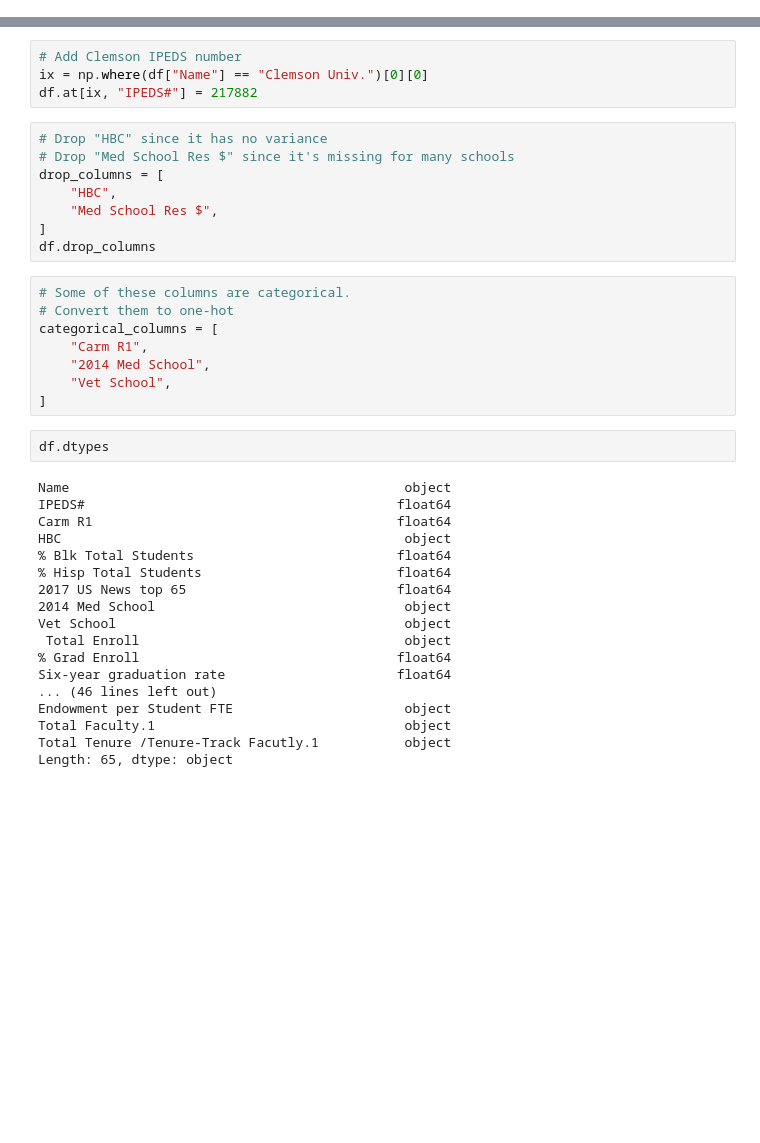
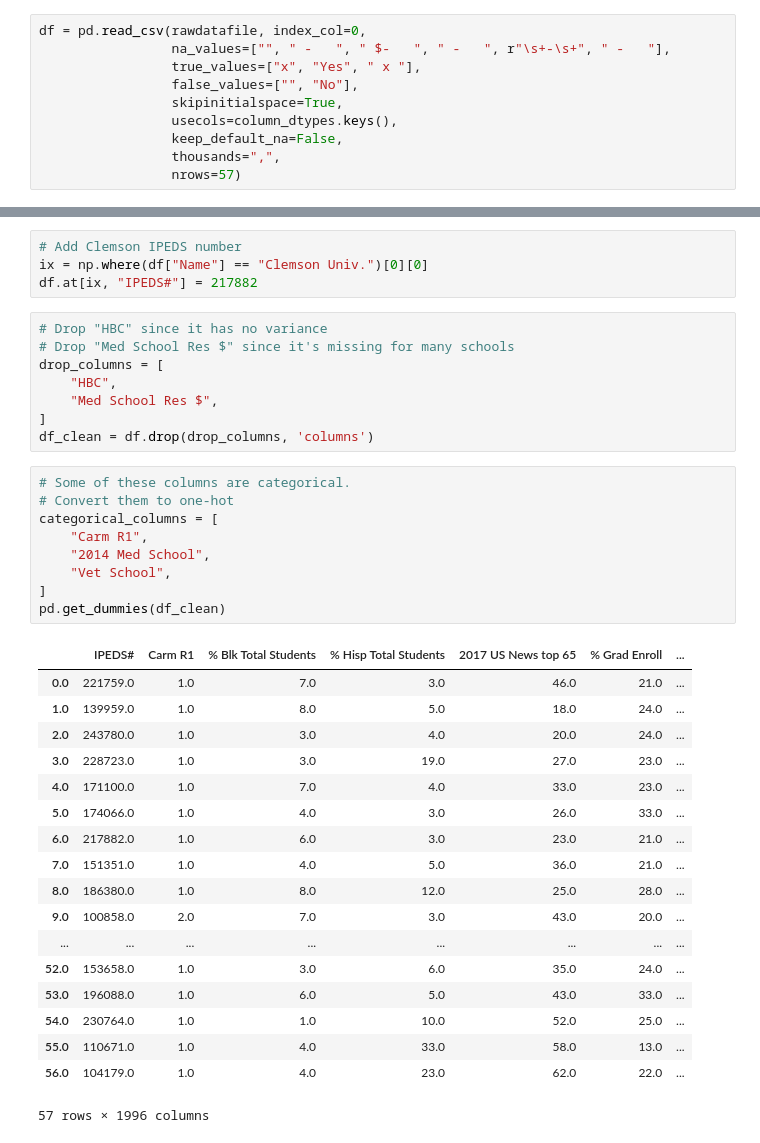
Before and after one commit to piovere/cs528p2, a Jupyter notebook: notebooks/01-jpowersl-data-load-and-clean.ipynb, the cells around one changed output, grey strips where cells are left out. Saved outputs shown, nothing was run; the diff lists cells and outputs as text; blank space fills up the shorter version.

```diff
--- a/notebooks/01-jpowersl-data-load-and-clean.ipynb
+++ b/notebooks/01-jpowersl-data-load-and-clean.ipynb
@@ -33,0 +77,10 @@ df
+# %%
+df = pd.read_csv(rawdatafile, index_col=0,
+                 na_values=["", " -   ", " $-   ", " -   ", r"\s+-\s+", " -   "],
+                 true_values=["x", "Yes", " x "],
+                 false_values=["", "No"],
+                 skipinitialspace=True,
+                 usecols=column_dtypes.keys(),
+                 keep_default_na=False,
+                 thousands=",",
+                 nrows=57)
@@ -44,32 +120,32 @@ drop_columns = [
     "HBC",
     "Med School Res $",
 ]
-df.drop_columns
+df_clean = df.drop(drop_columns, 'columns')
 # %%
 # Some of these columns are categorical.
 # Convert them to one-hot
 categorical_columns = [
     "Carm R1",
     "2014 Med School",
     "Vet School",
 ]
+pd.get_dummies(df_clean)
+# %% [output]
+|  | IPEDS# | Carm R1 | % Blk Total Students | % Hisp Total Students | 2017 US News top 65 | % Grad Enroll | ... |
+| 0.0 | 221759.0 | 1.0 | 7.0 | 3.0 | 46.0 | 21.0 | ... |
+| 1.0 | 139959.0 | 1.0 | 8.0 | 5.0 | 18.0 | 24.0 | ... |
+| 2.0 | 243780.0 | 1.0 | 3.0 | 4.0 | 20.0 | 24.0 | ... |
+| 3.0 | 228723.0 | 1.0 | 3.0 | 19.0 | 27.0 | 23.0 | ... |
+| 4.0 | 171100.0 | 1.0 | 7.0 | 4.0 | 33.0 | 23.0 | ... |
+| 5.0 | 174066.0 | 1.0 | 4.0 | 3.0 | 26.0 | 33.0 | ... |
+| 6.0 | 217882.0 | 1.0 | 6.0 | 3.0 | 23.0 | 21.0 | ... |
+| 7.0 | 151351.0 | 1.0 | 4.0 | 5.0 | 36.0 | 21.0 | ... |
+| 8.0 | 186380.0 | 1.0 | 8.0 | 12.0 | 25.0 | 28.0 | ... |
+| 9.0 | 100858.0 | 2.0 | 7.0 | 3.0 | 43.0 | 20.0 | ... |
+| ... | ... | ... | ... | ... | ... | ... | ... |
+| 52.0 | 153658.0 | 1.0 | 3.0 | 6.0 | 35.0 | 24.0 | ... |
+| 53.0 | 196088.0 | 1.0 | 6.0 | 5.0 | 43.0 | 33.0 | ... |
+| 54.0 | 230764.0 | 1.0 | 1.0 | 10.0 | 52.0 | 25.0 | ... |
+| 55.0 | 110671.0 | 1.0 | 4.0 | 33.0 | 58.0 | 13.0 | ... |
+| 56.0 | 104179.0 | 1.0 | 4.0 | 23.0 | 62.0 | 22.0 | ... |
+57 rows × 1996 columns
-# %%
-df.dtypes
-# %% [output]
-Name                                           object
-IPEDS#                                        float64
-Carm R1                                       float64
-HBC                                            object
-% Blk Total Students                          float64
-% Hisp Total Students                         float64
-2017 US News top 65                           float64
-2014 Med School                                object
-Vet School                                     object
- Total Enroll                                  object
-% Grad Enroll                                 float64
-Six-year graduation rate                      float64
-... (46 lines left out)
-Endowment per Student FTE                      object
-Total Faculty.1                                object
-Total Tenure /Tenure-Track Facutly.1           object
-Length: 65, dtype: object
```
Also changed, not shown: parts of 4 cells of this notebook, 1 other file.
